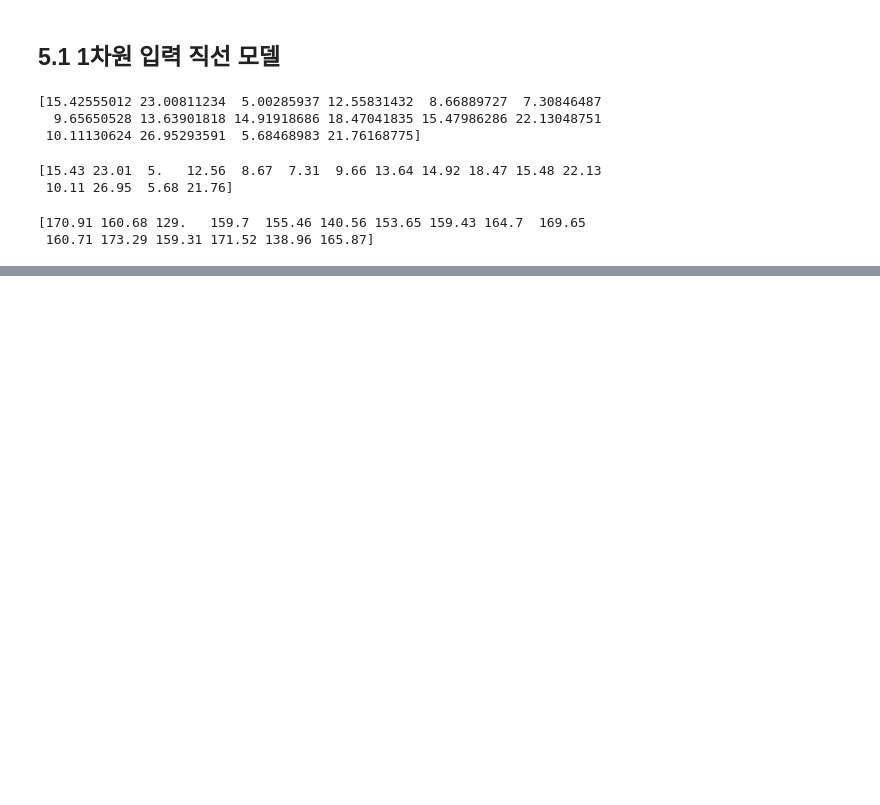
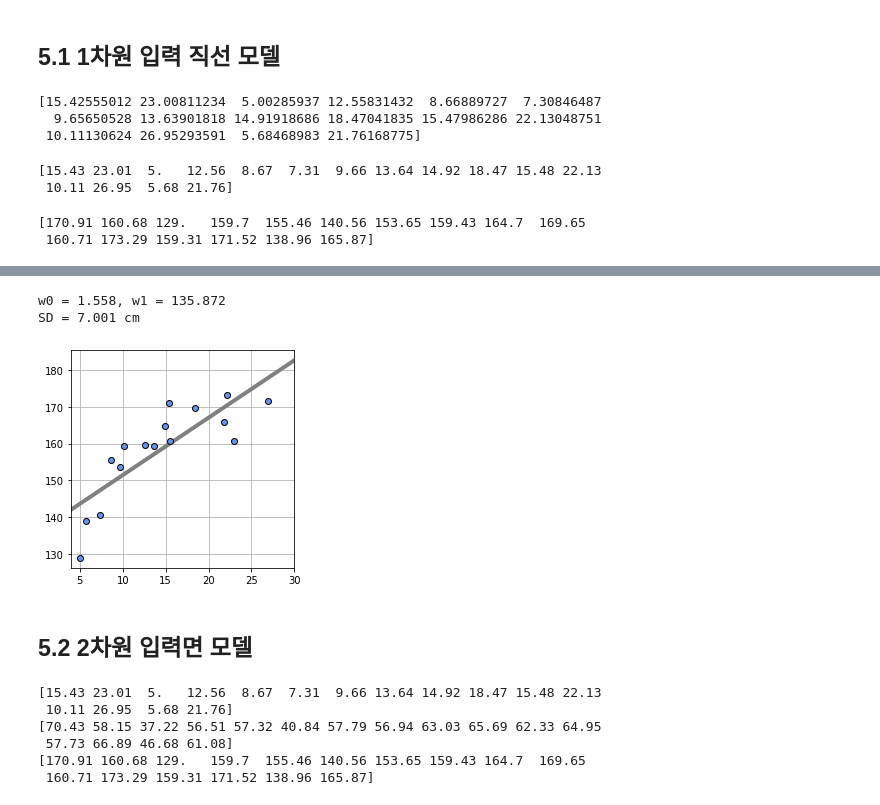
Before and after one commit to josephsh97KIM/MS_study, a Jupyter notebook: CAU_VIlab/week2_2.ipynb, the cells around one changed output, grey strips where cells are left out. Cells and saved outputs as stored; diff of their text form; code cells hidden in the pictures; blank space fills up the shorter version.

```diff
--- a/CAU_VIlab/week2_2.ipynb
+++ b/CAU_VIlab/week2_2.ipynb
@@ -43,0 +179,30 @@ plt.show()                  #데이터 그래프 그리기
+# %%
+# 선형 모델 매개 변수의 해석해
+def fit_line(x, t) :
+  mx = np.mean(x)
+  mt = np.mean(t)
+  mtx = np.mean(t * x)
+  mxx = np.mean(x * x)
+  w0 = (mtx - mt * mx) / (mxx - mx ** 2)
+  w1 = mt - w0 * mx
+  return np.array([w0, w1])
+
+# 메인
+W = fit_line(X, T)
+print("w0 = {0:.3f}, w1 = {1:.3f} ".format(W[0], W[1]))
+
+mse = mse_line(X, T, W)
+print("SD = {0:.3f} cm".format(np.sqrt(mse)))
+
+plt.figure(figsize = (4, 4))
+show_line(W)
+plt.plot(X, T, marker = 'o', linestyle = 'None', color = 'cornflowerblue', markeredgecolor = 'black')
+plt.xlim(X_min, X_max)
+plt.grid(True)
+plt.show()
+# %% [output]
+w0 = 1.558, w1 = 135.872
+SD = 7.001 cm
+[figure, added]
+# %% [markdown]
+## 5.2 2차원 입력면 모델
@@ -43,0 +219,12 @@ plt.show()                  #데이터 그래프 그리기
+# %%
+#각각의 데이터 표시
+print(np.round(X0, 2))
+print(np.round(X1, 2))
+print(np.round(T, 2))
+# %% [output]
+[15.43 23.01  5.   12.56  8.67  7.31  9.66 13.64 14.92 18.47 15.48 22.13
+ 10.11 26.95  5.68 21.76]
+[70.43 58.15 37.22 56.51 57.32 40.84 57.79 56.94 63.03 65.69 62.33 64.95
+ 57.73 66.89 46.68 61.08]
+[170.91 160.68 129.   159.7  155.46 140.56 153.65 159.43 164.7  169.65
+ 160.71 173.29 159.31 171.52 138.96 165.87]
```
Also changed, not shown: parts of 29 cells of this notebook.
